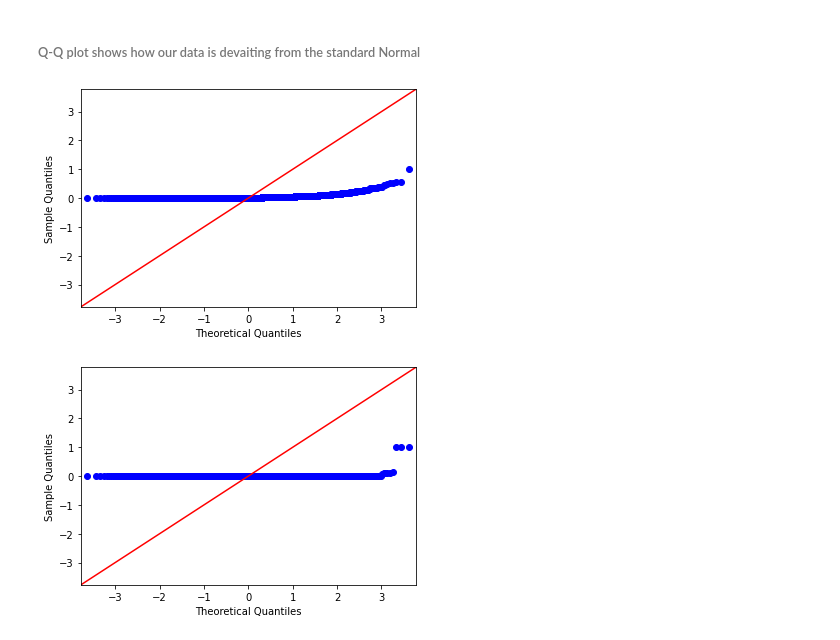
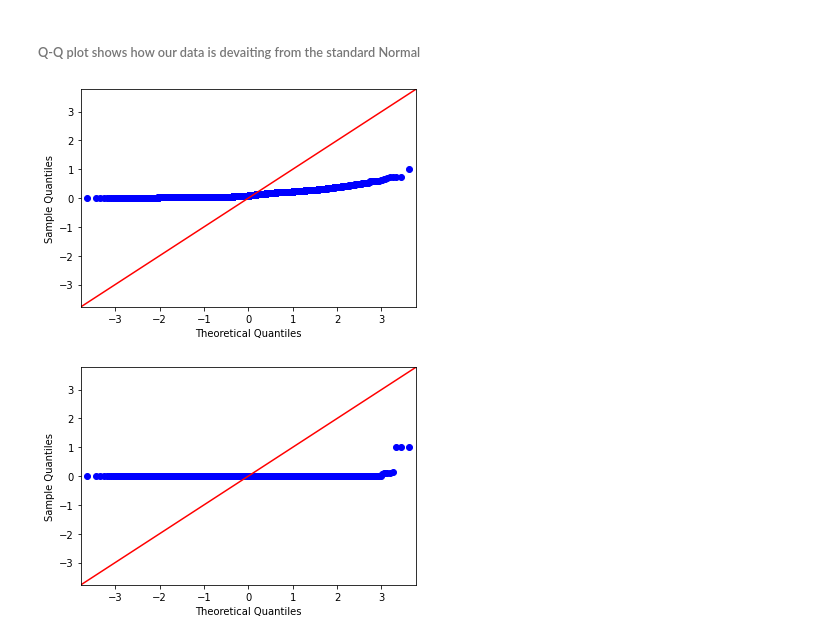
Before and after one commit to jagadeeshvarma927/Machine-Deep-Learrning-Codes, a Jupyter notebook: Regreesion _Models_on_ Poshmark_Company_Price_prediction.ipynb, the cells around one changed output. Saved outputs shown, nothing was run; the diff lists cells and outputs as text; code cells hidden in the pictures.

```diff
--- a/Regreesion _Models_on_ Poshmark_Company_Price_prediction.ipynb
+++ b/Regreesion _Models_on_ Poshmark_Company_Price_prediction.ipynb
@@ -212,7 +212,7 @@ import seaborn as sns
 plt.figure(figsize=(24,24))
 for i,name in enumerate(list1):
     fignum=2*i+1
-    plt.subplot(6,4,fignum+1)
+    plt.subplot(6,3,fignum+1)
     #plt.title(name+'--Values_count')
     sns.countplot(x=df[name])
 plt.savefig('Barplot_attr1,2.jpg')
@@ -388,14 +388,14 @@ plt.savefig('distribution.jpg')
 # %%
 ### Q-Q plot for Target variable to check the deviation
 import numpy as np
 import statsmodels.api as sm
 import pylab as py
 import matplotlib.pyplot
 
-sm.qqplot(df_imputed_train['sold_price'], line ='45')
+sm.qqplot(np.sqrt(df_imputed_train['sold_price']), line ='45')
 py.show()
 # %% [output]
-[figure, old version]
+[figure, new version]
 # %%
 ### Q-Q plot for feature with 'attr6' to check the deviation
 sm.qqplot(df_imputed_train['attr6'], line ='45')
```
Also changed, not shown: parts of 20 cells of this notebook.
